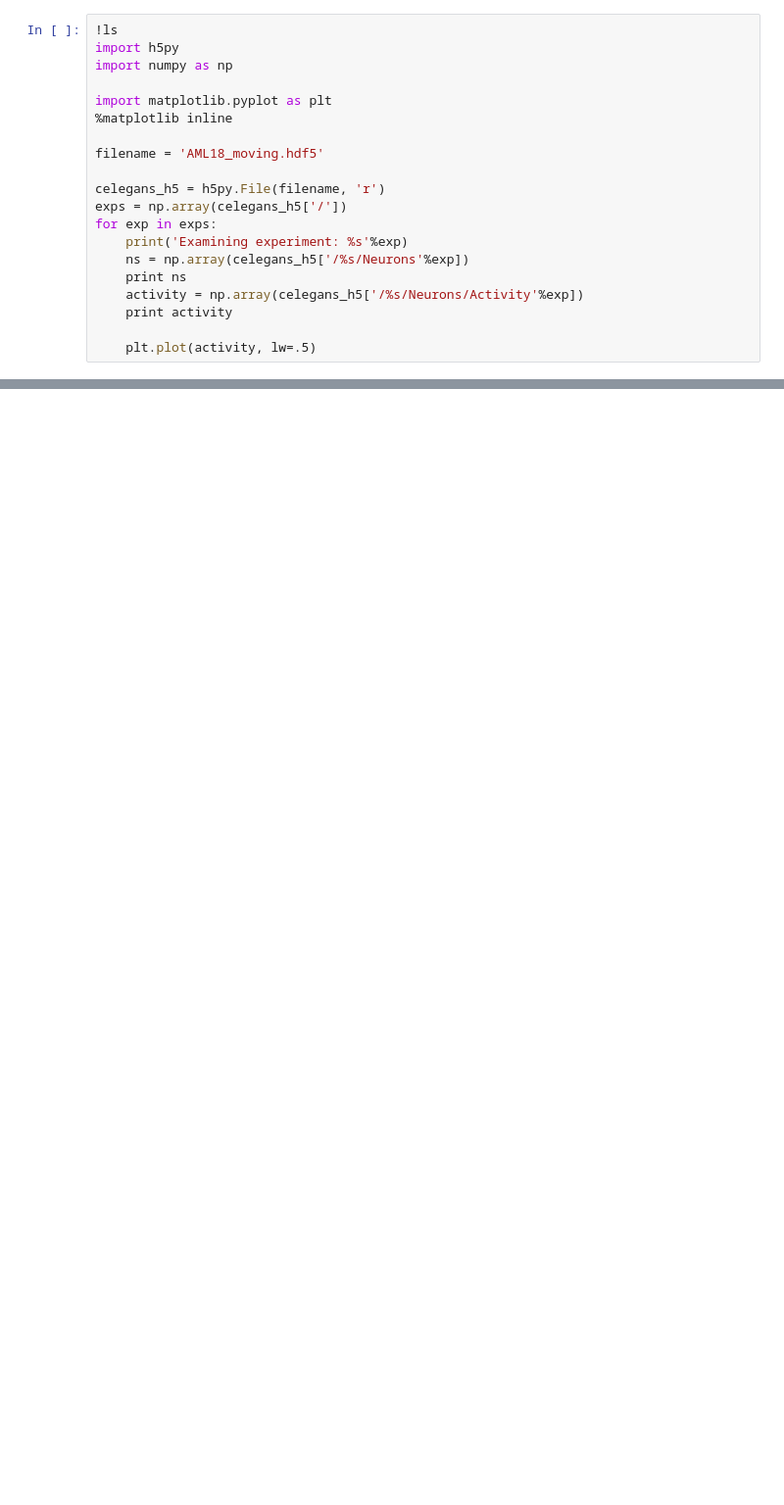
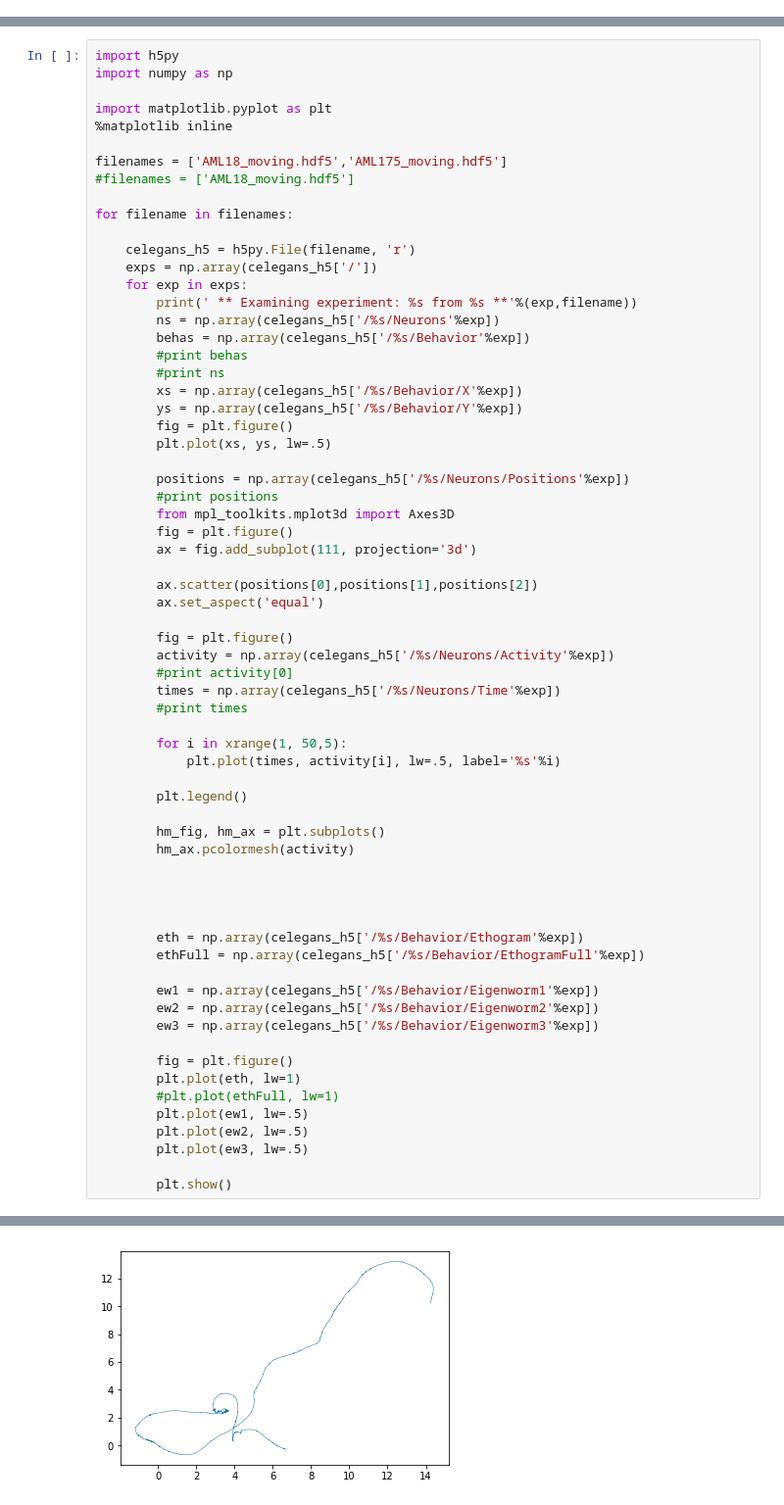
Before and after one commit to OpenSourceBrain/NWBShowcase, a Jupyter notebook: ScholzEtAl2019/Testing.ipynb, the cells around one changed output, grey strips where cells are left out. Shown at 98% size. Saved outputs shown, nothing was run; the diff lists cells and outputs as text; blank space fills up the shorter version.

```diff
--- a/ScholzEtAl2019/Testing.ipynb
+++ b/ScholzEtAl2019/Testing.ipynb
@@ -1,20 +0,0 @@
-# %%
-!ls
-import h5py
-import numpy as np
-
-import matplotlib.pyplot as plt
-%matplotlib inline
-
-filename = 'AML18_moving.hdf5'
-
-celegans_h5 = h5py.File(filename, 'r')
-exps = np.array(celegans_h5['/'])
-for exp in exps:
-    print('Examining experiment: %s'%exp)
-    ns = np.array(celegans_h5['/%s/Neurons'%exp])
-    print ns
-    activity = np.array(celegans_h5['/%s/Neurons/Activity'%exp])
-    print activity
-
-    plt.plot(activity, lw=.5)
@@ -39,0 +1,67 @@ Examining experiment: BrainScanner20160506_155051
+# %%
+import h5py
+import numpy as np
+
+import matplotlib.pyplot as plt
+%matplotlib inline
+
+filenames = ['AML18_moving.hdf5','AML175_moving.hdf5']
+#filenames = ['AML18_moving.hdf5']
+
+for filename in filenames:
+
+    celegans_h5 = h5py.File(filename, 'r')
+    exps = np.array(celegans_h5['/'])
+    for exp in exps:
+        print(' ** Examining experiment: %s from %s **'%(exp,filename))
+        ns = np.array(celegans_h5['/%s/Neurons'%exp])
+        behas = np.array(celegans_h5['/%s/Behavior'%exp])
+        #print behas
+        #print ns
+        xs = np.array(celegans_h5['/%s/Behavior/X'%exp])
+        ys = np.array(celegans_h5['/%s/Behavior/Y'%exp])
+        fig = plt.figure()
+        plt.plot(xs, ys, lw=.5)
+
+        positions = np.array(celegans_h5['/%s/Neurons/Positions'%exp])
+        #print positions
+        from mpl_toolkits.mplot3d import Axes3D
+        fig = plt.figure()
+        ax = fig.add_subplot(111, projection='3d')
+
+        ax.scatter(positions[0],positions[1],positions[2])
+        ax.set_aspect('equal')
+
+        fig = plt.figure()
+        activity = np.array(celegans_h5['/%s/Neurons/Activity'%exp])
+        #print activity[0]
+        times = np.array(celegans_h5['/%s/Neurons/Time'%exp])
+        #print times
+
+        for i in xrange(1, 50,5):
+            plt.plot(times, activity[i], lw=.5, label='%s'%i)
+
+        plt.legend()
+
+        hm_fig, hm_ax = plt.subplots()
+        hm_ax.pcolormesh(activity)
+
+
+
+
+        eth = np.array(celegans_h5['/%s/Behavior/Ethogram'%exp])
+        ethFull = np.array(celegans_h5['/%s/Behavior/EthogramFull'%exp])
+
+        ew1 = np.array(celegans_h5['/%s/Behavior/Eigenworm1'%exp])
+        ew2 = np.array(celegans_h5['/%s/Behavior/Eigenworm2'%exp])
+        ew3 = np.array(celegans_h5['/%s/Behavior/Eigenworm3'%exp])
+
+        fig = plt.figure()
+        plt.plot(eth, lw=1)
+        #plt.plot(ethFull, lw=1)
+        plt.plot(ew1, lw=.5)
+        plt.plot(ew2, lw=.5)
+        plt.plot(ew3, lw=.5)
+
+        plt.show()
+# %% [output]
@@ -39,0 +69 @@ Examining experiment: BrainScanner20160506_155051
+[figure, added]
```
Also changed, not shown: parts of 2 cells of this notebook.
